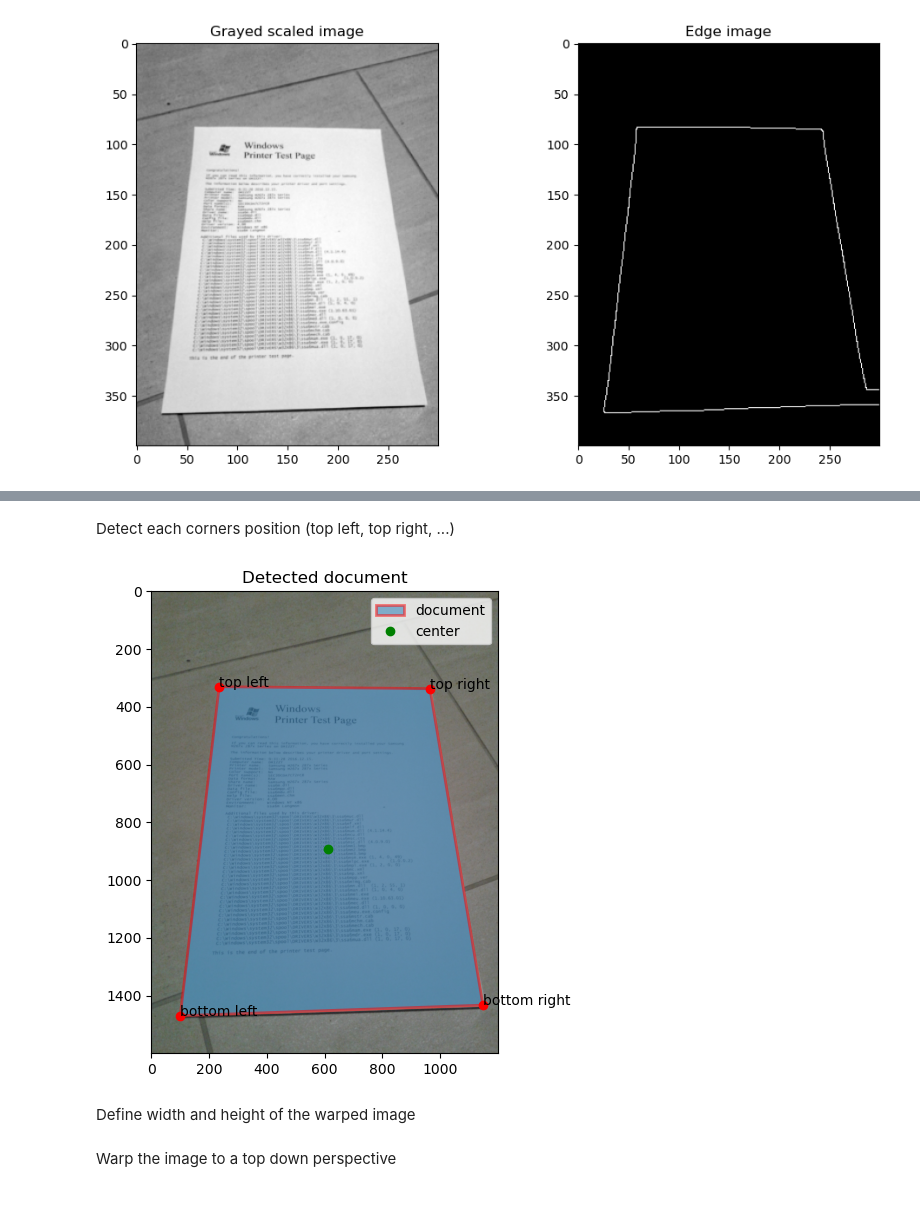
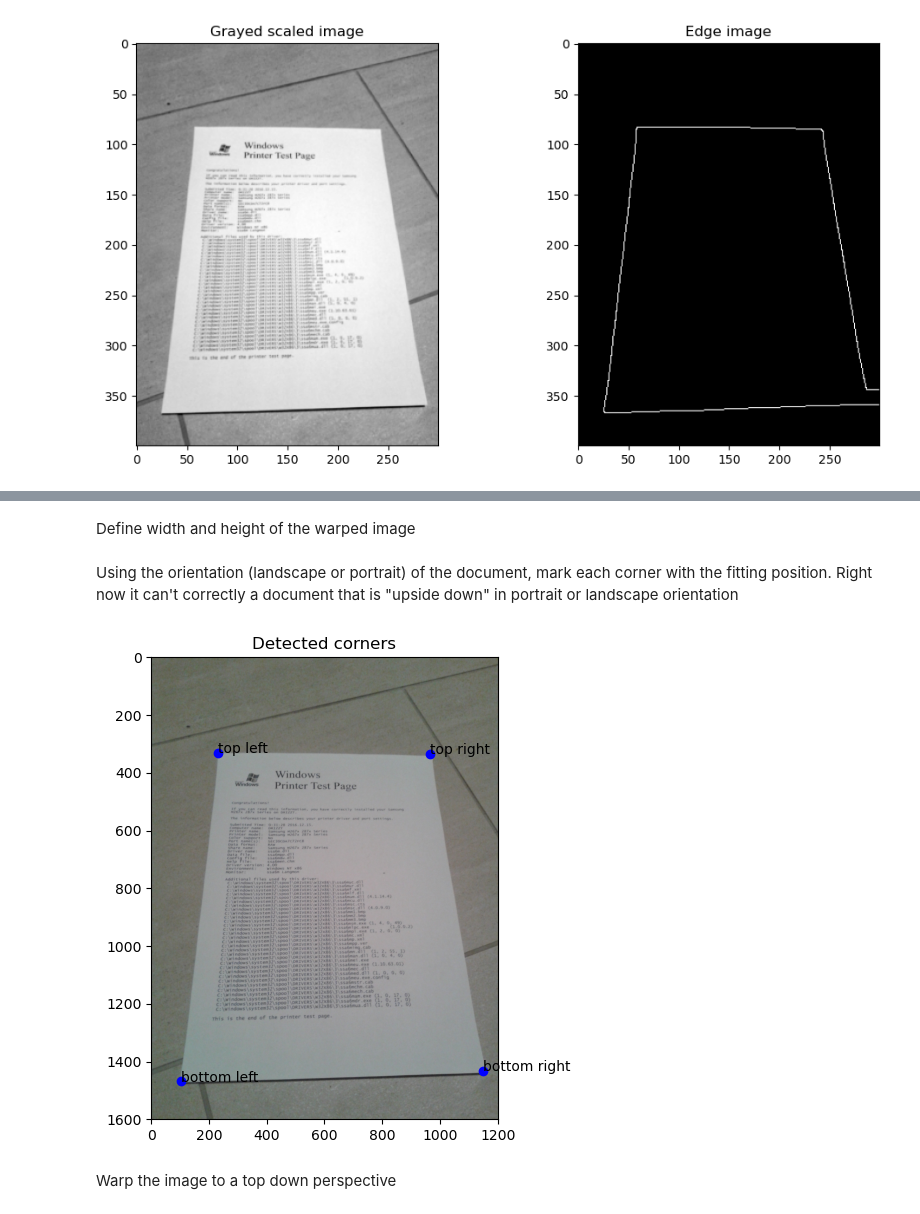
Before and after one commit to Der-Penz/DocumentScanner, a Jupyter notebook: dep/documentScanner.ipynb, the cells around one changed output, grey strips where cells are left out. Cells and saved outputs as stored; diff of their text form; code cells hidden in the pictures.

```diff
--- a/dep/documentScanner.ipynb
+++ b/dep/documentScanner.ipynb
@@ -98,36 +124,36 @@ _ = ax[0].fill(corners_x[order], corners_y[order], fill="b", edgecolor="r", alph
-# %% [markdown]
-Detect each corners position (top left, top right, ...)
-# %%
-fig, ax = plot_images([(img, "Detected document", plt.cm.gray)], figsize=(12,6))
-_ = ax[0].fill(corners_x[order], corners_y[order], fill="b", edgecolor="r", alpha= .5, linewidth=2,  label="document")
-
-# order is bottom left counter clockwise but since the image positive y axis is facing downwards topleft is the first point here
-clockwise_corners = np.array(corners)[order]
-labels = ["top left", "top right", "bottom right", "bottom left"]
-for (x, y), label in zip(clockwise_corners, labels):
-    ax[0].text(x, y, label)
-    ax[0].plot(x, y, "ro")
-
-center_y, center_x = corners_y.mean(), corners_x.mean()
-ax[0].plot(center_x,center_y, 'go', label="center")
-_= ax[0].legend()
-# %% [output]
-[figure, removed]
 # %% [markdown]
 Define width and height of the warped image
 # %%
 from geometry import euclidean_distance
 
-top_left, top_right, bottom_right, bottom_left = clockwise_corners
-horizontal_side_avg = np.average([euclidean_distance(top_left, top_right), euclidean_distance(bottom_left, bottom_right)])
-vertical_side_avg = np.average([euclidean_distance(top_left, bottom_left), euclidean_distance(top_right, bottom_right)])
+# get the average size of the parallel sides of the document
+horizontal_side_avg = int(np.average([euclidean_distance(corners[0], corners[1]), euclidean_distance(corners[2], corners[3])]))
+vertical_side_avg = int(np.average([euclidean_distance(corners[0], corners[3]), euclidean_distance(corners[1], corners[2])]))
 
-# find the shortest side and define this as the width. If the shortest side is the vertical the document must be rotated to get it in a portrait orientation
+# define the shortest side as the width and the larger side as the height
 sides = [horizontal_side_avg, vertical_side_avg]
 shortest_idx = np.argmin(sides)
-
 width = sides[shortest_idx]
 height = max(sides)
+
+# if the vertical side is the smallest the document is orientated in landscape and needs to be rotated
+in_landscape_position = shortest_idx == 1
+# %% [markdown]
+Using the orientation (landscape or portrait) of the document, mark each corner with the fitting position. Right now it can't correctly a document that is "upside down" in portrait or landscape orientation
+# %%
+# specify the order starting from top left counterclockwise order
+corner_order = [1, 0, 3, 2] if in_landscape_position else [0, 3, 2, 1]
+
+fig, ax = plot_images([(img, "Detected corners", plt.cm.gray)], figsize=(12,6), limit_axis=True)
+
+# order is bottom left counter clockwise but since the image positive y axis is facing downwards topleft is the first point here
+ccw_corners = corners[corner_order]
+labels = ["top left", "bottom left", "bottom right", "top right"]
+for i, ((x, y), label) in enumerate(list(zip(ccw_corners, labels))):
+    ax[0].text(x, y, label)
+    ax[0].plot(x, y, "bo")
+# %% [output]
+[figure, added]
 # %% [markdown]
 Warp the image to a top down perspective
 # %%
```
Also changed, not shown: parts of 7 cells of this notebook.
